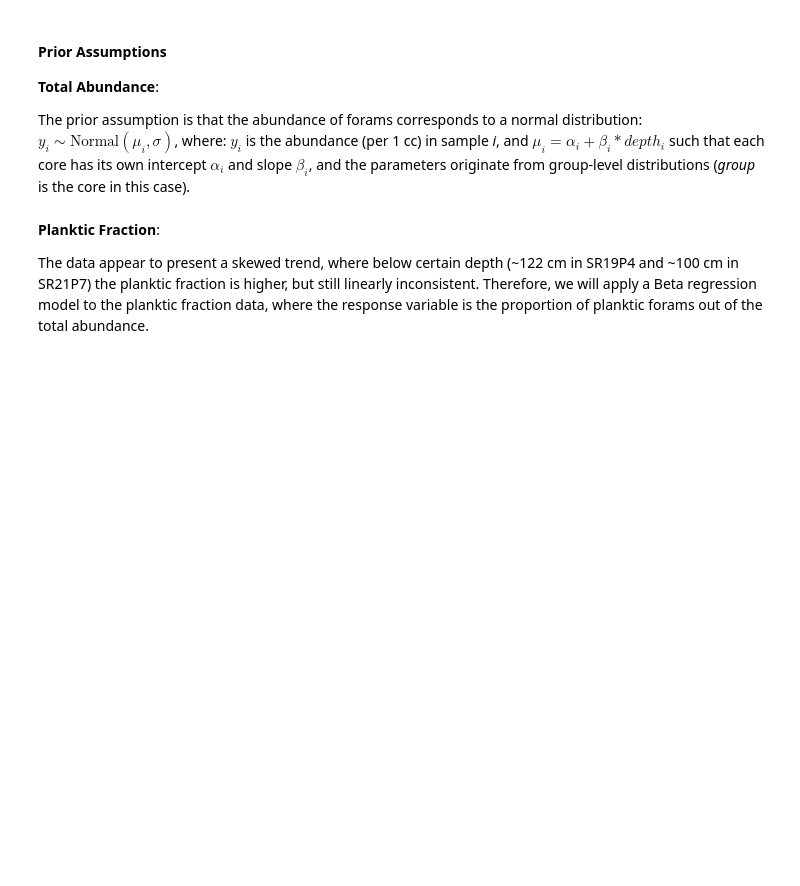
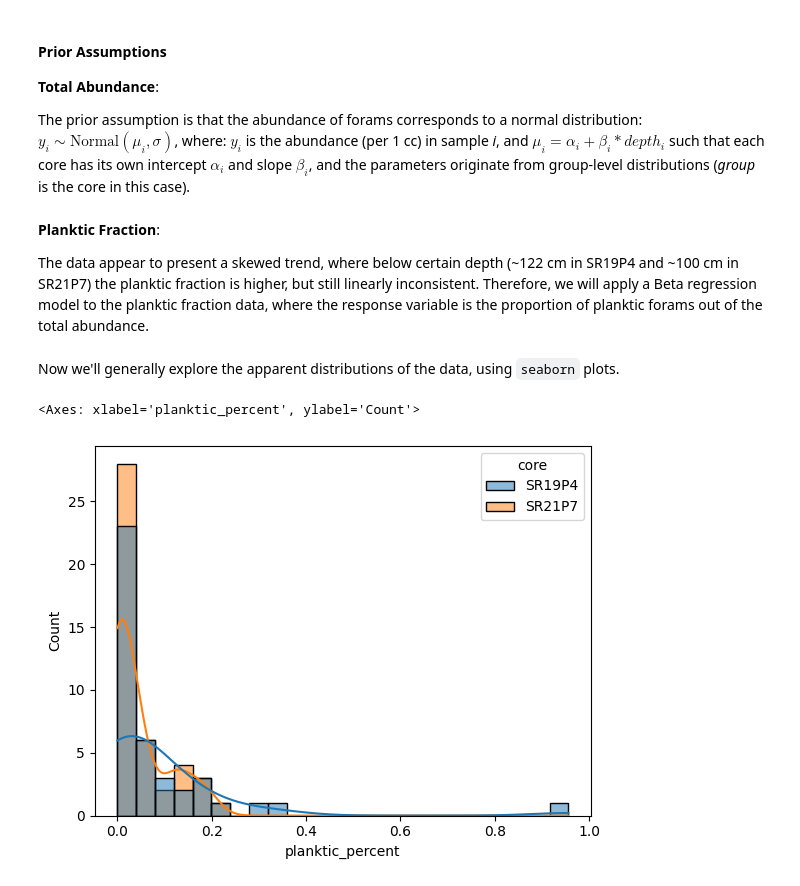
Before and after one commit to jvseds/SedLab, a Jupyter notebook: forams.ipynb, the cells around one changed output. Saved outputs shown, nothing was run; the diff lists cells and outputs as text; code cells hidden in the pictures; blank space fills up the shorter version.

Commit message:
plotted initial exploratory distributions

```diff
--- a/forams.ipynb
+++ b/forams.ipynb
@@ -88,0 +91,8 @@ hm_data["core_id"] = hm_data["core"].astype("category").cat.codes
+# %% [markdown]
+Now we'll generally explore the apparent distributions of the data, using `seaborn` plots.
+# %%
+# histogram of planktic fraction
+sns.histplot(data=hm_data, x="planktic_percent", hue="core", kde=True)
+# %% [output]
+<Axes: xlabel='planktic_percent', ylabel='Count'>
+[figure, added]
```
Also changed, not shown: parts of 4 cells of this notebook.
